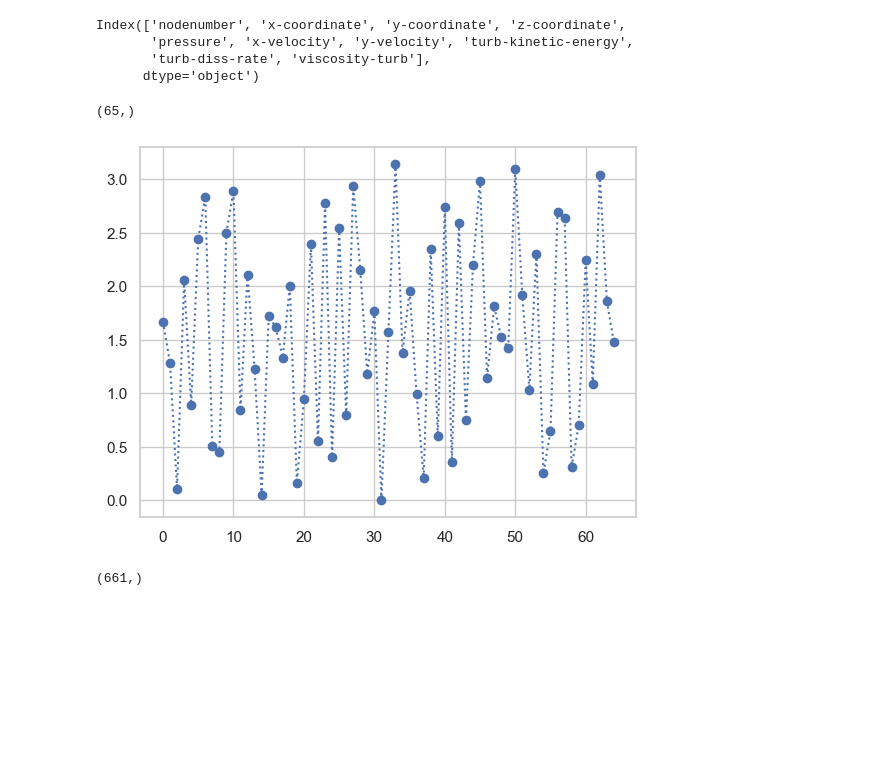
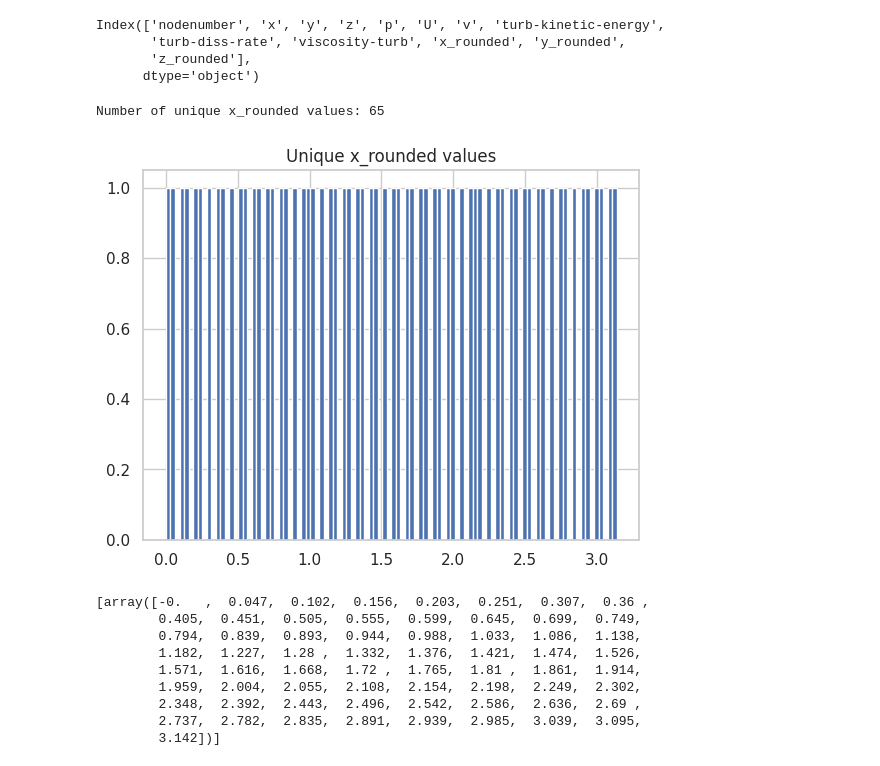
Before and after one commit to alexliberzonlab/sari-data, a Jupyter notebook: data_to_plot.ipynb, the cells around one changed output. Saved outputs shown, nothing was run; the diff lists cells and outputs as text; code cells hidden in the pictures; blank space fills up the shorter version.

```diff
--- a/data_to_plot.ipynb
+++ b/data_to_plot.ipynb
@@ -23,10 +23,12 @@ def load_data(file_path):
     """
     try:
         data = pd.read_csv(file_path, header=0)
-        float_cols = data.select_dtypes(include='float').columns
-        data[float_cols] = data[float_cols].round(3)
         # Remove leading/trailing spaces and replace internal spaces with underscores
         data.columns = [col.strip().replace(' ', '_') for col in data.columns]
+        data = data.rename(columns={'y-coordinate': 'y', 'x-coordinate': 'x', 'pressure':'p', 'z-coordinate':'z' ,'x-velocity': 'U', 'y-velocity':'v'})
+        data['x_rounded'] = data['x'].round(3)
+        data['y_rounded'] = data['y'].round(4)
+        data['z_rounded'] = data['z'].round(3)
         return data
     except Exception as e:
         print(f"Error loading data from {file_path}: {e}")
@@ -36,18 +38,29 @@ df = load_data('data/64X24X28 X=1 Z=1 bf=44p5 16')  # Replace 'data.csv' with yo
 # %%
 df.columns
 # %% [output]
-Index(['nodenumber', 'x-coordinate', 'y-coordinate', 'z-coordinate',
-       'pressure', 'x-velocity', 'y-velocity', 'turb-kinetic-energy',
-       'turb-diss-rate', 'viscosity-turb'],
+Index(['nodenumber', 'x', 'y', 'z', 'p', 'U', 'v', 'turb-kinetic-energy',
+       'turb-diss-rate', 'viscosity-turb', 'x_rounded', 'y_rounded',
+       'z_rounded'],
       dtype='object')
 # %%
-plt.plot(df['x-coordinate'].unique(),':o')
-df['x-coordinate'].unique().shape
+
+unique_x = np.sort(df['x_rounded'].unique())
+print(f"Number of unique x_rounded values: {len(unique_x)}")
+
+plt.hist(unique_x, bins=100)
+plt.title("Unique x_rounded values")
+plt.show()
+print([unique_x])
 # %% [output]
-(65,)
+Number of unique x_rounded values: 65
-[figure, old version]
+[figure, new version]
+[array([-0.   ,  0.047,  0.102,  0.156,  0.203,  0.251,  0.307,  0.36 ,
+        0.405,  0.451,  0.505,  0.555,  0.599,  0.645,  0.699,  0.749,
+        0.794,  0.839,  0.893,  0.944,  0.988,  1.033,  1.086,  1.138,
+        1.182,  1.227,  1.28 ,  1.332,  1.376,  1.421,  1.474,  1.526,
+        1.571,  1.616,  1.668,  1.72 ,  1.765,  1.81 ,  1.861,  1.914,
+        1.959,  2.004,  2.055,  2.108,  2.154,  2.198,  2.249,  2.302,
+        2.348,  2.392,  2.443,  2.496,  2.542,  2.586,  2.636,  2.69 ,
+        2.737,  2.782,  2.835,  2.891,  2.939,  2.985,  3.039,  3.095,
+        3.142])]
-# %%
-df['y-coordinate'].unique().shape
-# %% [output]
-(661,)
 # %%
```
Also changed, not shown: parts of 10 cells of this notebook, 2 other files.
